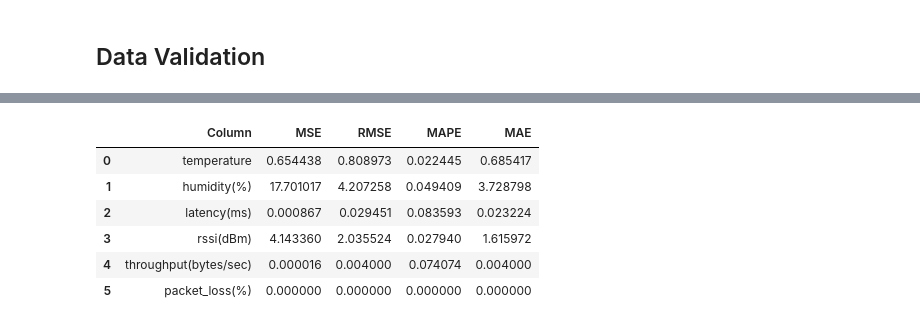
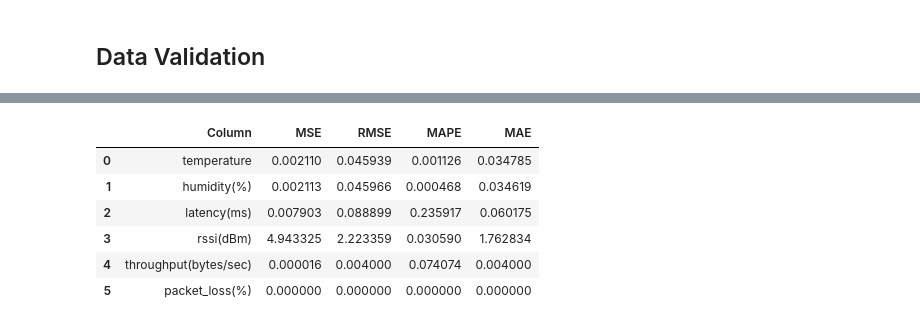
Before and after one commit to fadeldnswr/iot-network-digital-twin, a Jupyter notebook: notebook/data-validation.ipynb, the cells around one changed output, grey strips where cells are left out. Drawn from its saved outputs; the diff is of its cells as text; code cells hidden in the pictures.

```diff
--- a/notebook/data-validation.ipynb
+++ b/notebook/data-validation.ipynb
@@ -16,17 +16,10 @@ real_data["timestamp"] = pd.to_datetime(real_data["timestamp"], format="%Y-%m-%d
 
 # Set the timestamp as the index
 real_data.set_index("timestamp", inplace=True)
-df_resampled = real_data.resample("min").mean()
-
-# Impute missing values using mean of the column
-df_resampled.fillna(df_resampled.mean(), inplace=True)
-
-# Show the data in 24 hours from 12:00:00 to 12:00:00
-df_one_day_format = df_resampled.loc["2025-05-12 12:00:00":"2025-05-13 12:00:00"]
 
 # Define num of rows and columns for the subplots
 num_cols = 6
-num_rows = int(np.ceil(len(df_one_day_format.columns) / num_cols))
+num_rows = int(np.ceil(len(real_data.columns) / num_cols))
 
 # Create the figure and axes for the subplots
 fig, axes = plt.subplots(num_rows, num_cols, figsize=(50, 8), constrained_layout=True)
@@ -35,8 +28,8 @@ fig, axes = plt.subplots(num_rows, num_cols, figsize=(50, 8), constrained_layout
 axes = axes.flatten()
 
 # Plot each column in a separate subplot
-for i, column in enumerate(df_one_day_format.columns):
-  axes[i].plot(df_one_day_format[column])
+for i, column in enumerate(real_data.columns):
+  axes[i].plot(real_data[column])
   axes[i].set_title(column)
   axes[i].grid(True)
 
@@ -52,6 +45,6 @@ plt.show()
 # %%
 # Load the dataset
-simulated_data = pd.read_csv("../dataset/simulation_data_20250710_151547.csv")
+simulated_data = pd.read_csv("../dataset/simulation_data_20250710_190331.csv")
 
 # Change the time column to datetime format and split it into date and time
 simulated_data["timestamp"] = pd.to_datetime(simulated_data["timestamp"], format="%Y-%m-%d | %H:%M:%S")
@@ -95,30 +102,30 @@ from sklearn.metrics import (
 # %%
 # Define columns list
 columns_list = ["temperature", "humidity(%)", "latency(ms)", "rssi(dBm)", "throughput(bytes/sec)", "packet_loss(%)"]
 error_metrics = []
 
 # Calculate error metrics for each column
 for column in columns_list:
-  mse = mean_squared_error(df_one_day_format[column], simulated_data[column])
+  mse = mean_squared_error(real_data[column], simulated_data[column])
   rmse = np.sqrt(mse)
-  mape = mean_absolute_percentage_error(df_one_day_format[column], simulated_data[column])
-  mae = mean_absolute_error(df_one_day_format[column], simulated_data[column])
+  mape = mean_absolute_percentage_error(real_data[column], simulated_data[column])
+  mae = mean_absolute_error(real_data[column], simulated_data[column])
   error_metrics.append({
     "Column": column,
     "MSE": mse,
     "RMSE": rmse,
     "MAPE": mape,
     "MAE": mae,
   })
 
 # Create a DataFrame for error metrics
 error_metrics_df = pd.DataFrame(error_metrics)
 error_metrics_df
 # %% [output]
 |  | Column | MSE | RMSE | MAPE | MAE |
-| 0 | temperature | 0.654438 | 0.808973 | 0.022445 | 0.685417 |
-| 1 | humidity(%) | 17.701017 | 4.207258 | 0.049409 | 3.728798 |
-| 2 | latency(ms) | 0.000867 | 0.029451 | 0.083593 | 0.023224 |
-| 3 | rssi(dBm) | 4.143360 | 2.035524 | 0.027940 | 1.615972 |
+| 0 | temperature | 0.002110 | 0.045939 | 0.001126 | 0.034785 |
+| 1 | humidity(%) | 0.002113 | 0.045966 | 0.000468 | 0.034619 |
+| 2 | latency(ms) | 0.007903 | 0.088899 | 0.235917 | 0.060175 |
+| 3 | rssi(dBm) | 4.943325 | 2.223359 | 0.030590 | 1.762834 |
 | 4 | throughput(bytes/sec) | 0.000016 | 0.004000 | 0.074074 | 0.004000 |
 | 5 | packet_loss(%) | 0.000000 | 0.000000 | 0.000000 | 0.000000 |
```
Also changed, not shown: parts of 3 cells of this notebook, 22 other files.
